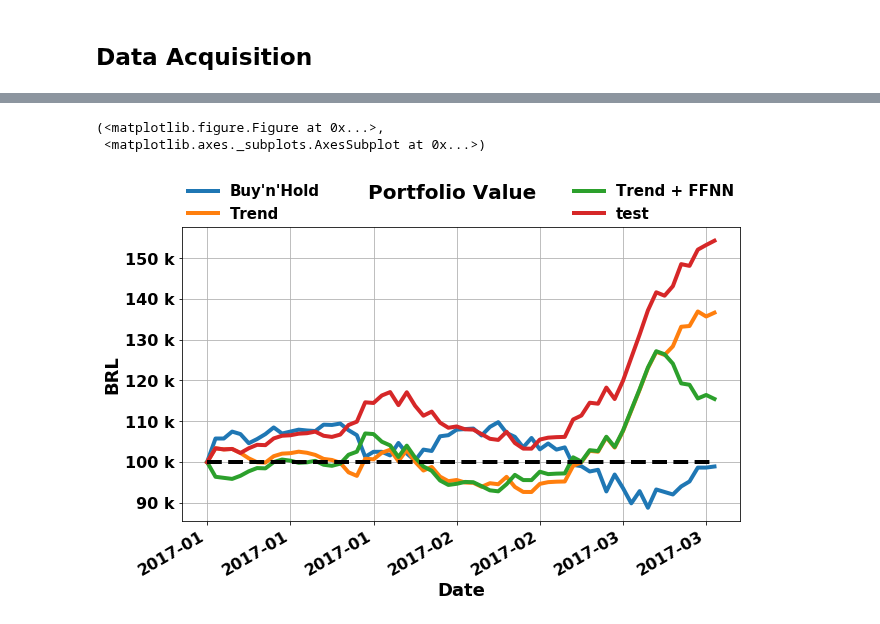
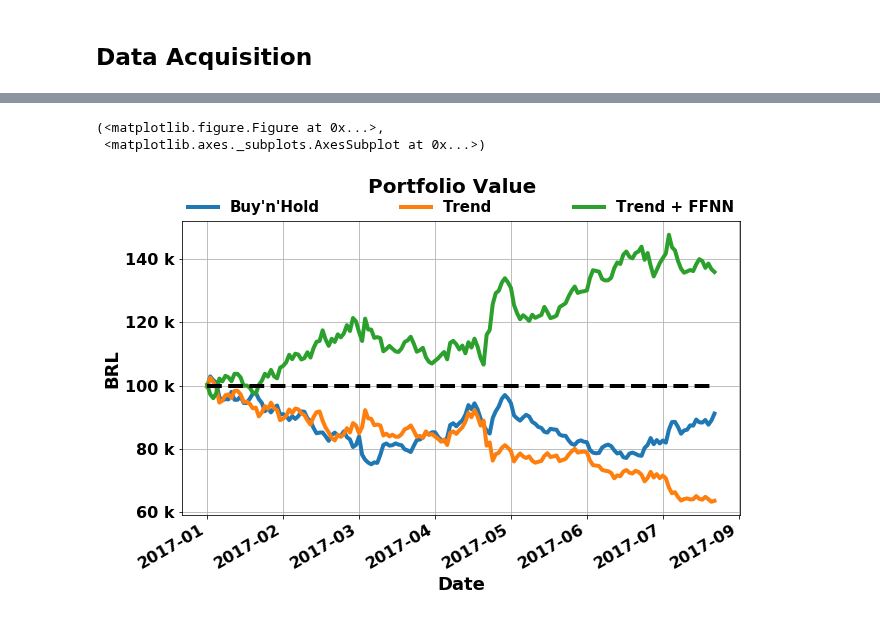
Before and after one commit to danilofrp/neural-stocks, a Jupyter notebook: notebooks/Backtesting/Backtesting2.ipynb, the cells around one changed output, grey strips where cells are left out. Drawn from its saved outputs; the diff is of its cells as text; code cells hidden in the pictures.

Commit message:
more backtesting

```diff
--- a/notebooks/Backtesting/Backtesting2.ipynb
+++ b/notebooks/Backtesting/Backtesting2.ipynb
@@ -26,10 +26,18 @@ Setting global params and useful variables, such as directories and image stylin
 saveFigDir = './Figures'
 os.makedirs(saveFigDir) if not os.path.exists(saveFigDir) else print('', end='\r')
 
+pathABEV3_MLP = '../../../ns-results/data/predicted/MLP/diario/ABEV3/ABEV3_predicted_MLP_mapminmax.CSV'
+pathBRFS3_MLP = '../../../ns-results/data/predicted/MLP/diario/BRFS3/BRFS3_predicted_MLP_mapminmax.CSV'
+pathBVMF3_MLP = '../../../ns-results/data/predicted/MLP/diario/BVMF3/BVMF3_predicted_MLP_mapminmax.CSV'
+pathCCRO3_MLP = '../../../ns-results/data/predicted/MLP/diario/CCRO3/CCRO3_predicted_MLP_mapminmax.CSV'
+pathELET3_MLP = '../../../ns-results/data/predicted/MLP/diario/ELET3/ELET3_predicted_MLP_mapminmax.CSV'
+pathITUB4_MLP = '../../../ns-results/data/predicted/MLP/diario/ITUB4/ITUB4_predicted_MLP_mapminmax.CSV'
+pathKROT3_MLP = '../../../ns-results/data/predicted/MLP/diario/KROT3/KROT3_predicted_MLP_mapminmax.CSV'
+pathLAME4_MLP = '../../../ns-results/data/predicted/MLP/diario/LAME4/LAME4_predicted_MLP_mapminmax.CSV'
 pathPETR4_MLP = '../../../ns-results/data/predicted/MLP/diario/PETR4/PETR4_predicted_MLP_mapminmax.CSV'
-pathITUB4_MLP = '../../../ns-results/data/predicted/MLP/diario/ITUB4/ITUB4_predicted_MLP_mapminmax.CSV'
+pathSUZB5_MLP = '../../../ns-results/data/predicted/MLP/diario/SUZB5/SUZB5_predicted_MLP_mapminmax.CSV'
+pathUSIM5_MLP = '../../../ns-results/data/predicted/MLP/diario/USIM5/USIM5_predicted_MLP_mapminmax.CSV'
 pathVALE5_MLP = '../../../ns-results/data/predicted/MLP/diario/VALE5/VALE5_predicted_MLP_mapminmax.CSV'
-pathABEV3_MLP = '../../../ns-results/data/predicted/MLP/diario/ABEV3/ABEV3_predicted_MLP_mapminmax.CSV'
 
 plt.rcParams['font.weight'] = 'bold'
 plt.rcParams['figure.titlesize'] = 20
@@ -474,25 +478,84 @@ bt = Backtest(assets = ['PETR4'], dataPath = '../../../data/stocks/[asset]/diari
+# %%
+bt = Backtest(assets = ['ABEV3', 'BRFS3', 'BVMF3', 'CCRO3', 'ELET3', 'ITUB4', 'KROT3', 'LAME4', 'PETR4', 'SUZB5', 'USIM5', 'VALE5'], dataPath = '../../../data/stocks/[asset]/diario/[asset].CSV')
 # %%
 initialFunds = 100000
 startDate = '2017'
-endDate = '2017-03'
+endDate = '2017'
+assetsToUse = [
+               #'ABEV3',
+               'BRFS3',
+               #'BVMF3',
+               #'CCRO3',
+               #'ELET3',
+               #'ITUB4',
+               #'KROT3',
+               #'LAME4',
+               #'PETR4',
+               #'SUZB5',
+               #'USIM5',
+               #'VALE5'
+              ]
 
-bt.simulate(strategy = 'buy-n-hold', start = startDate, end = endDate, initialFunds = initialFunds, verbose = 0)
+bt.simulate(strategy = 'buy-n-hold', start = startDate, end = endDate, initialFunds = initialFunds, assetsToUse = assetsToUse, verbose = 0)
 
-bt.simulate(strategy = 'predicted', start = startDate, end = endDate, initialFunds = initialFunds,
-            predicted = {'PETR4': df['PETR4_Close_trend']},
+bt.simulate(strategy = 'predicted', start = startDate, end = endDate, initialFunds = initialFunds, assetsToUse = assetsToUse,
+            predicted = {
+                         'ABEV3': df['ABEV3_Close_trend'],
+                         'BRFS3': df['BRFS3_Close_trend'],
+                         'BVMF3': df['BVMF3_Close_trend'],
+                         #'CCRO3': df['CCRO3_Close_trend'],
+                         #'ELET3': df['ELET3_Close_trend'],
+                         'ITUB4': df['ITUB4_Close_trend'],
+                         'KROT3': df['KROT3_Close_trend'],
+                         'LAME4': df['LAME4_Close_trend'],
+                         'PETR4': df['PETR4_Close_trend'],
+                         'SUZB5': df['SUZB5_Close_trend'],
+                         'USIM5': df['USIM5_Close_trend'],
+                         'VALE5': df['VALE5_Close_trend']
+                        },
             simulationName = 'predicted_trend', verbose = 0)
 
-bt.simulate(strategy = 'predicted', start = startDate, end = endDate, initialFunds = initialFunds,
-            predicted = {'PETR4': df['PETR4_Close_predicted_MLP_mapminmax']},
+bt.simulate(strategy = 'predicted', start = startDate, end = endDate, initialFunds = initialFunds, assetsToUse = assetsToUse,
+            predicted = {
+                         'ABEV3': df['ABEV3_Close_predicted_MLP_mapminmax'],
+                         'BRFS3': df['BRFS3_Close_predicted_MLP_mapminmax'],
+                         'BVMF3': df['BVMF3_Close_predicted_MLP_mapminmax'],
+                         #'CCRO3': df['CCRO3_Close_predicted_MLP_mapminmax'],
+                         #'ELET3': df['ELET3_Close_predicted_MLP_mapminmax'],
+                         'ITUB4': df['ITUB4_Close_predicted_MLP_mapminmax'],
+                         'KROT3': df['KROT3_Close_predicted_MLP_mapminmax'],
+                         'LAME4': df['LAME4_Close_predicted_MLP_mapminmax'],
+                         'PETR4': df['PETR4_Close_predicted_MLP_mapminmax'],
+                         'SUZB5': df['SUZB5_Close_predicted_MLP_mapminmax'],
+                         'USIM5': df['USIM5_Close_predicted_MLP_mapminmax'],
+                         'VALE5': df['VALE5_Close_predicted_MLP_mapminmax']
+                        },
             simulationName = 'predicted_mlp', verbose = 0)
 
-bt.simulate(strategy = 'predicted', start = startDate, end = endDate, initialFunds = initialFunds,
-            predicted = {'PETR4': (df['PETR4_Close_predicted_MLP_mapminmax'] + df['PETR4_Close_trend'])/2},
-            simulationName = 'predicted_mlp_test', verbose = 0)
+#bt.simulate(strategy = 'predicted', start = startDate, end = endDate, initialFunds = initialFunds,
+#            predicted = {'PETR4': (df['PETR4_Close_predicted_MLP_mapminmax'] + df['PETR4_Close_trend'])/2},
+#            simulationName = 'predicted_mlp_test', verbose = 0)
 
-bt.plotSimulations(simulations = ['buy-n-hold', 'predicted_trend', 'predicted_mlp', 'predicted_mlp_test'],
-                   names = ['Buy\'n\'Hold', 'Trend', 'Trend + FFNN', 'test'],
-                   legendsize = 15, linewidth = 4.0, figsize = (10,6), linestyle = '-', legendncol = 2,
-                   saveImg = False, saveDir = saveFigDir, saveName = 'PETR4_backtest_ANNstd_SAEstd', saveFormat = 'pdf'
+bt.simulate(strategy = 'predicted', start = '2017', initialFunds = initialFunds, assetsToUse = assetsToUse,
+            predicted = {
+                         'ABEV3': df['ABEV3_Close'],
+                         'BRFS3': df['BRFS3_Close'],
+                         'BVMF3': df['BVMF3_Close'],
+                         #'CCRO3': df['CCRO3_Close'],
+                         #'ELET3': df['ELET3_Close'],
+                         'ITUB4': df['ITUB4_Close'],
+                         'KROT3': df['KROT3_Close'],
+                         'LAME4': df['LAME4_Close'],
+                         'PETR4': df['PETR4_Close'],
+                         'SUZB5': df['SUZB5_Close'],
+                         'USIM5': df['USIM5_Close'],
+                         'VALE5': df['VALE5_Close']
+                         },
+            simulationName = 'predicted_perfect', verbose = 0)
+
+bt.plotSimulations(simulations = ['buy-n-hold', 'predicted_trend', 'predicted_mlp'],
+                   names = ['Buy\'n\'Hold', 'Trend', 'Trend + FFNN'],
+                   legendsize = 15, linewidth = 4.0, figsize = (10,6), linestyle = '-', legendncol = 3,
+                   saveImg = False, saveDir = saveFigDir, saveName = 'backtest', saveFormat = 'pdf'
                   )
 # %% [output]
@@ -511,3 +574,3 @@ Portfolio value at end: 154297.99 BRL
 (<matplotlib.figure.Figure at 0x...>,
  <matplotlib.axes._subplots.AxesSubplot at 0x...>)
-[figure, old version]
+[figure, new version]
```
Also changed, not shown: parts of 16 cells of this notebook.
